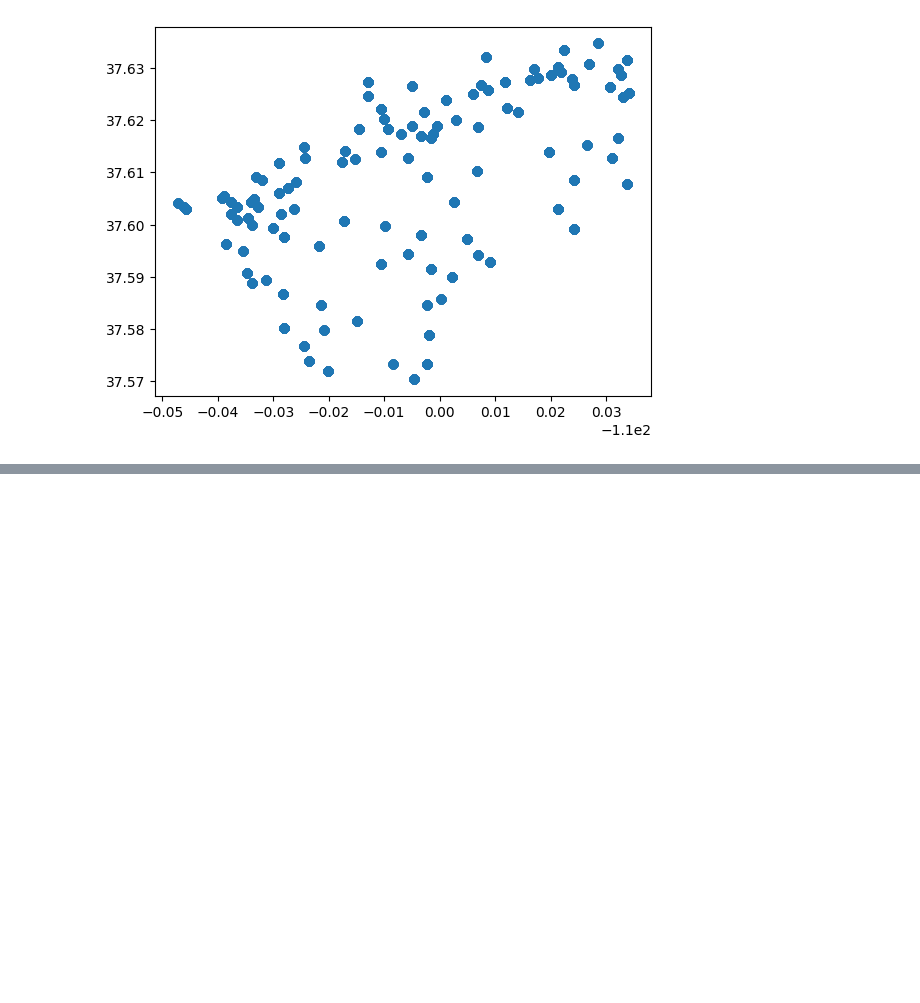
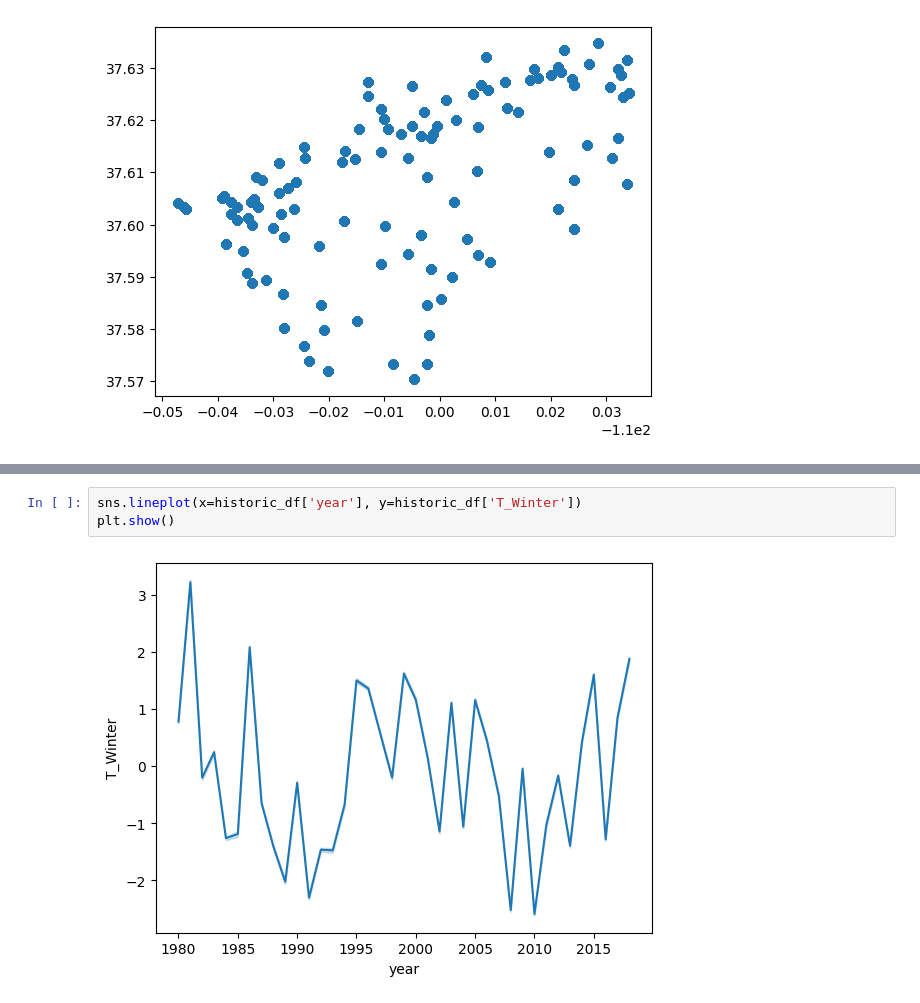
Before and after one commit to lindsaystrong7/dsan-scholarship-project, a Jupyter notebook: code/eda.ipynb, the cells around one changed output, grey strips where cells are left out. Saved outputs shown, nothing was run; the diff lists cells and outputs as text; blank space fills up the shorter version.

```diff
--- a/code/eda.ipynb
+++ b/code/eda.ipynb
@@ -238,0 +247,5 @@ See the caveats in the documentation: https://pandas.pydata.org/pandas-docs/stab
+# %%
+sns.lineplot(x=historic_df['year'], y=historic_df['T_Winter'])
+plt.show()
+# %% [output]
+[figure, added]
```
Also changed, not shown: parts of 33 cells of this notebook, 31 other files.
